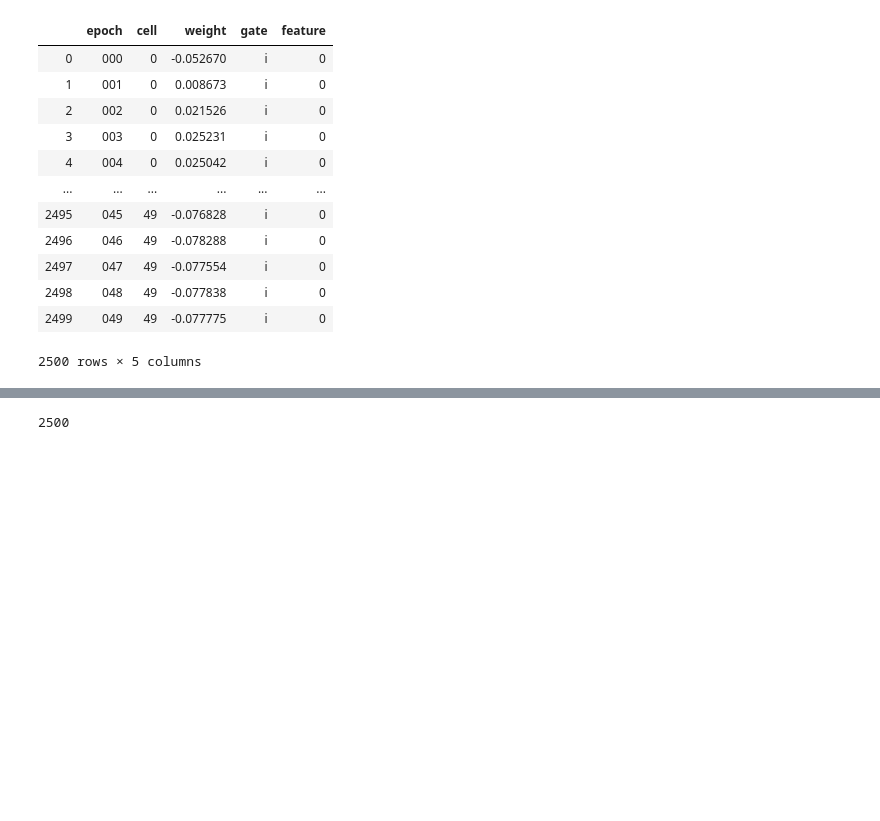
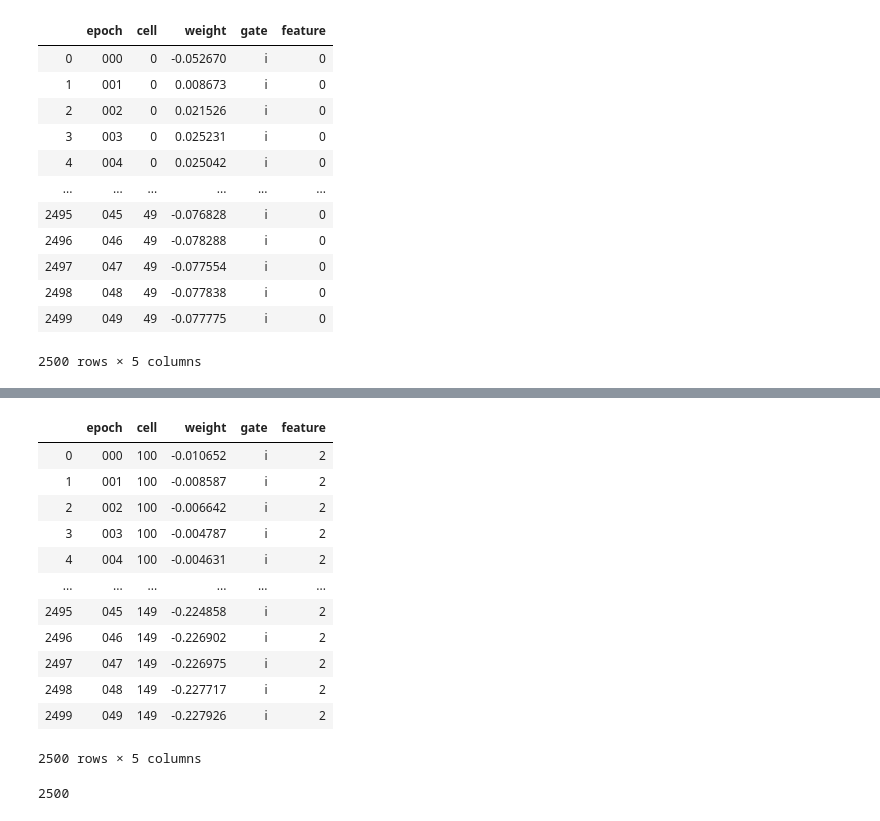
Before and after one commit to gj0706/my_research, a Jupyter notebook: neural_network/lstm_exploration.ipynb, the cells around one changed output, grey strips where cells are left out. Cells and saved outputs as stored; diff of their text form; code cells hidden in the pictures; blank space fills up the shorter version.

```diff
--- a/neural_network/lstm_exploration.ipynb
+++ b/neural_network/lstm_exploration.ipynb
@@ -720,3 +776,19 @@ transform_feature_data(feature, n, gate)
+# %%
+transform_feature_data(feature_3, 2, 'i')
+# %% [output]
+|  | epoch | cell | weight | gate | feature |
+| 0 | 000 | 100 | -0.010652 | i | 2 |
+| 1 | 001 | 100 | -0.008587 | i | 2 |
+| 2 | 002 | 100 | -0.006642 | i | 2 |
+| 3 | 003 | 100 | -0.004787 | i | 2 |
+| 4 | 004 | 100 | -0.004631 | i | 2 |
+| ... | ... | ... | ... | ... | ... |
+| 2495 | 045 | 149 | -0.224858 | i | 2 |
+| 2496 | 046 | 149 | -0.226902 | i | 2 |
+| 2497 | 047 | 149 | -0.226975 | i | 2 |
+| 2498 | 048 | 149 | -0.227717 | i | 2 |
+| 2499 | 049 | 149 | -0.227926 | i | 2 |
+2500 rows × 5 columns
 # %%
 (df.index == 'U_f').sum()
 # %% [output]
```
Also changed, not shown: parts of 7 cells of this notebook.
